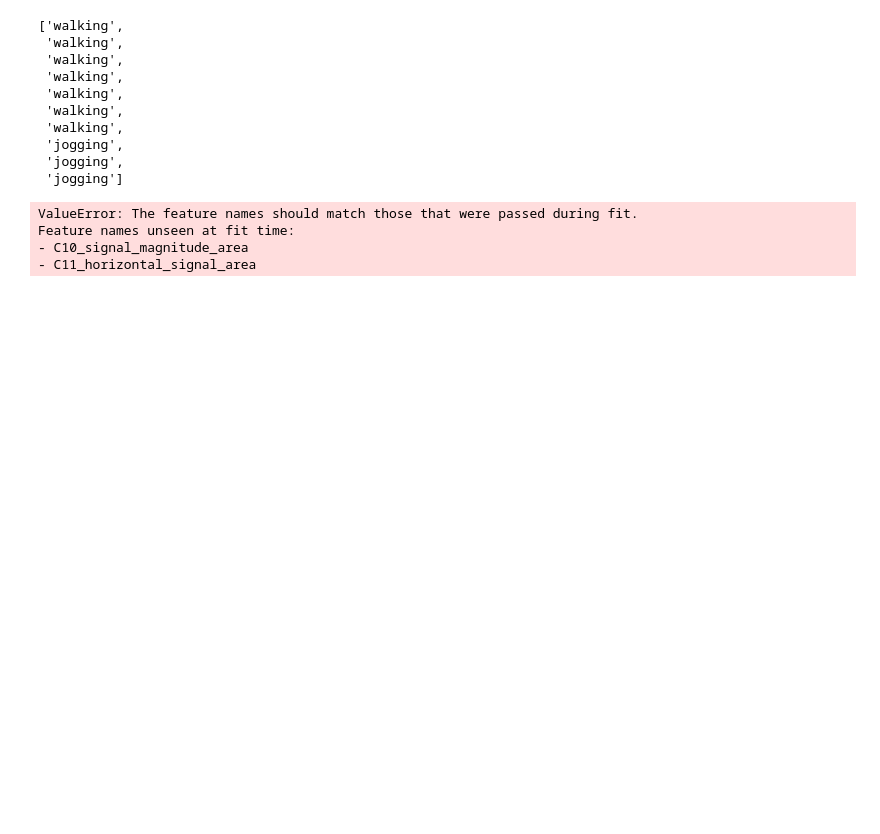
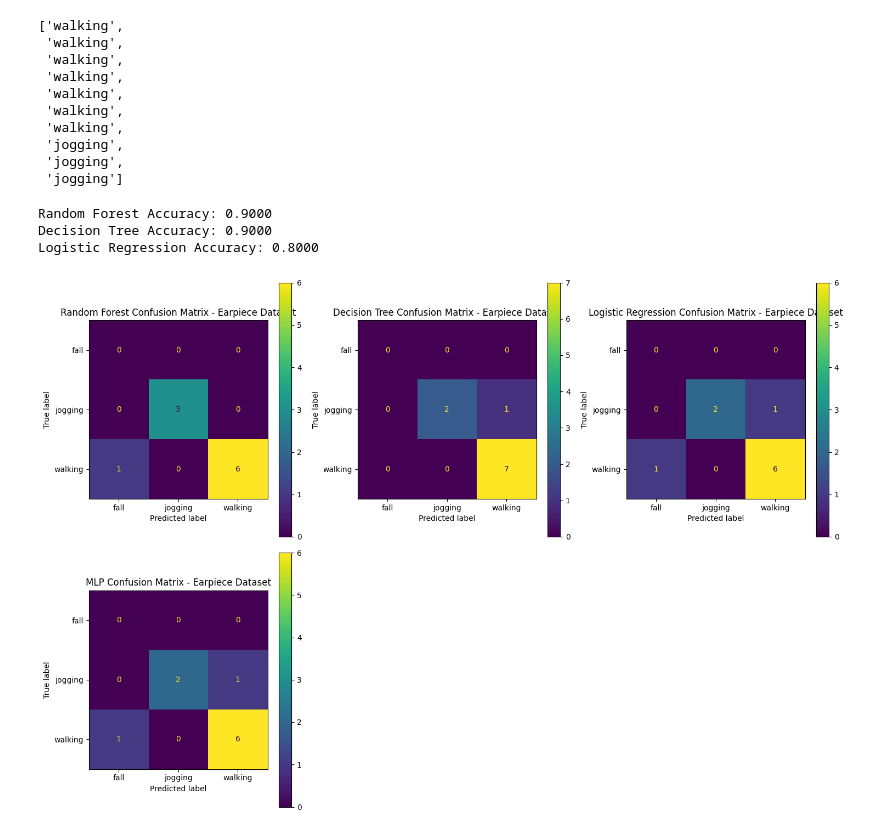
Before and after one commit to Amirjf/fall-detection, a Jupyter notebook: combined_datasets_adl_classification.ipynb, the cells around one changed output. Saved outputs shown, nothing was run; the diff lists cells and outputs as text; code cells hidden in the pictures; blank space fills up the shorter version.

```diff
--- a/combined_datasets_adl_classification.ipynb
+++ b/combined_datasets_adl_classification.ipynb
@@ -1420,68 +1317,69 @@ class_labels
  'jogging',
  'jogging',
  'jogging']
+# %%
+# First, let's properly prepare the earpiece dataset
+feature_list = []
+class_labels = []
+
+for i in earpiece_raw_dataset.index:
+    data = earpiece_raw_dataset['data'][i]
+    features = extract_features(data, True)
+    feature_list.append(features)
+    class_labels.append(earpiece_raw_dataset['class'][i])
+
+prepared_earpiece_dataset = pd.concat(feature_list, ignore_index=True)
+
+# prepared_earpiece_dataset = prepared_earpiece_dataset[['mean_acc_y', 'mean_mag_acc', 'var_acc_y', 'var_mag_acc', 'std_acc_y', 'std_mag_acc', 'min_mag_acc', 'centile25_mag_acc', 'centile75_acc_y', 'centile75_mag_acc', 'max_acc_y', 'max_mag_acc', 'ptp_acc_y', 'ptp_mag_acc', 'centile25_acc_y', 'ptp_acc_z']]
 # %%
-# First, let's properly prepare the earpiece dataset
-feature_list = []
-class_labels = []
-
-for i in earpiece_raw_dataset.index:
-    data = earpiece_raw_dataset['data'][i]
-    features = extract_features_advanced(data, True)
-    feature_list.append(features)
-    class_labels.append(earpiece_raw_dataset['class'][i])
-
-prepared_earpiece_dataset = pd.concat(feature_list, ignore_index=True)
-
 # Make predictions using the trained models
-
 rf_pred = rf.predict(prepared_earpiece_dataset)
-knn_pred = knn.predict(prepared_earpiece_dataset)
 dt_pred = dt.predict(prepared_earpiece_dataset)
 lr_pred = lr.predict(prepared_earpiece_dataset)
+mlp_pred = lr.predict(prepared_earpiece_dataset)
 
 # Print accuracy for each model
 
 print(f"Random Forest Accuracy: {accuracy_score(class_labels, rf_pred):.4f}")
-print(f"KNN Accuracy: {accuracy_score(class_labels, knn_pred):.4f}")
 print(f"Decision Tree Accuracy: {accuracy_score(class_labels, dt_pred):.4f}")
 print(f"Logistic Regression Accuracy: {accuracy_score(class_labels, lr_pred):.4f}")
 
 # Create confusion matrices
 # The error occurred because the model was trained on 4 classes but the earpiece dataset might have only 3
 # We need to ensure the labels are consistent
 unique_labels = np.unique(np.concatenate([np.unique(class_labels), np.unique(y_train)]))
 
 plt.figure(figsize=(15, 10))
 
 plt.subplot(2, 3, 1)
 cm = confusion_matrix(class_labels, rf_pred, labels=unique_labels)
 disp = ConfusionMatrixDisplay(confusion_matrix=cm, display_labels=unique_labels)
 disp.plot(cmap='viridis', ax=plt.gca())
-plt.title("Random Forest Confusion Matrix")
+plt.title("Random Forest Confusion Matrix - Earpiece Dataset")
+
 
 plt.subplot(2, 3, 2)
-cm = confusion_matrix(class_labels, knn_pred, labels=unique_labels)
-disp = ConfusionMatrixDisplay(confusion_matrix=cm, display_labels=unique_labels)
-disp.plot(cmap='viridis', ax=plt.gca())
-plt.title("KNN Confusion Matrix")
-
-plt.subplot(2, 3, 3)
 cm = confusion_matrix(class_labels, dt_pred, labels=unique_labels)
 disp = ConfusionMatrixDisplay(confusion_matrix=cm, display_labels=unique_labels)
 disp.plot(cmap='viridis', ax=plt.gca())
-plt.title("Decision Tree Confusion Matrix")
+plt.title("Decision Tree Confusion Matrix - Earpiece Dataset")
 
-plt.subplot(2, 3, 4)
+plt.subplot(2, 3, 3)
 cm = confusion_matrix(class_labels, lr_pred, labels=unique_labels)
 disp = ConfusionMatrixDisplay(confusion_matrix=cm, display_labels=unique_labels)
 disp.plot(cmap='viridis', ax=plt.gca())
-plt.title("Logistic Regression Confusion Matrix")
+plt.title("Logistic Regression Confusion Matrix - Earpiece Dataset")
+
+plt.subplot(2, 3, 4)
+cm = confusion_matrix(class_labels, mlp_pred, labels=unique_labels)
+disp = ConfusionMatrixDisplay(confusion_matrix=cm, display_labels=unique_labels)
+disp.plot(cmap='viridis', ax=plt.gca())
+plt.title("MLP Confusion Matrix - Earpiece Dataset")
 
 plt.tight_layout()
 plt.show()
 # %% [output]
-ValueError: The feature names should match those that were passed during fit.
-Feature names unseen at fit time:
-- C10_signal_magnitude_area
-- C11_horizontal_signal_area
+Random Forest Accuracy: 0.9000
+Decision Tree Accuracy: 0.9000
+Logistic Regression Accuracy: 0.8000
+[figure, added]
```
Also changed, not shown: parts of 15 cells of this notebook, 11 other files.
